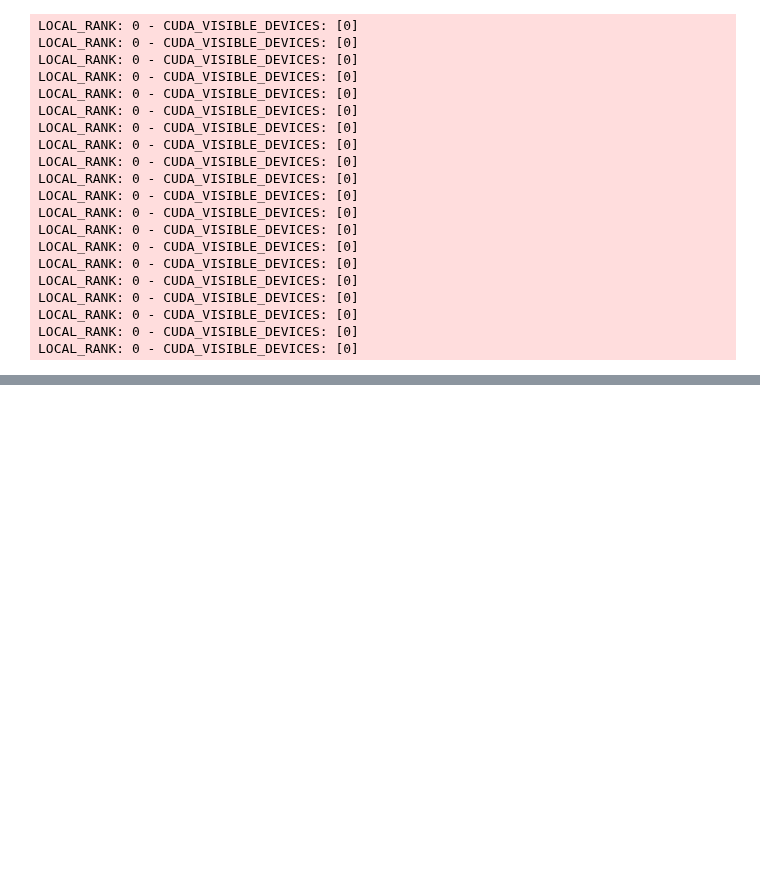
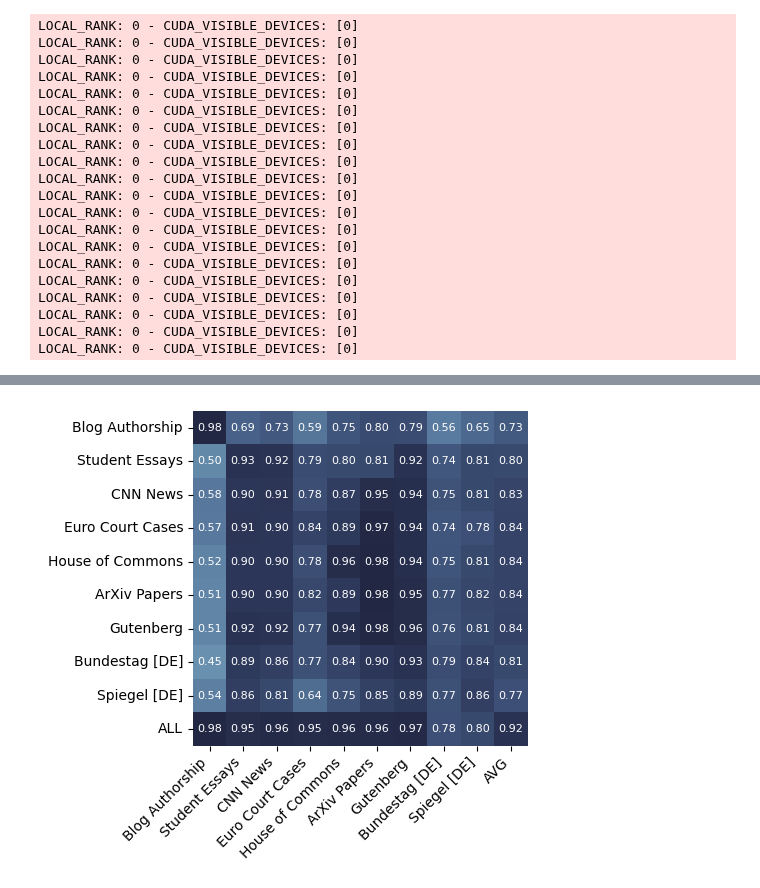
Before and after one commit to TheItCrOw/PrismAI, a Jupyter notebook: src/train_prismai_fulltext.ipynb, the cells around one changed output, grey strips where cells are left out. Saved outputs shown, nothing was run; the diff lists cells and outputs as text; code cells hidden in the pictures; blank space fills up the shorter version.

```diff
--- a/src/train_prismai_fulltext.ipynb
+++ b/src/train_prismai_fulltext.ipynb
@@ -456,21 +568,13 @@ for other, dataset in test_datasets.items():
     trainer.validate(model, get_dataloader(eval_datasets[domain]), verbose=False)
     metrics_cross_domain.append(
         {"other": other}
-        | trainer.test(
-            model,
-            get_dataloader(dataset),
-            verbose=False,
-        )[0]
+        | trainer.test(model, get_dataloader(dataset), verbose=False)[0]
     )
 trainer.validate(model, eval_dataloader, verbose=False)
 metrics_cross_domain += [
     {
         "other": "ALL",
-        **trainer.test(
-            model,
-            test_dataloader,
-            verbose=False,
-        )[0],
+        **trainer.test(model, test_dataloader, verbose=False)[0],
     }
 ]
 trainer.progress_bar_callback.enable()
@@ -517,8 +621,8 @@ def df_to_latex_heatmap(_df: pd.DataFrame):
         + "}"
     )
 # %%
-# _metric = "test_roc_auc"
-_metric = "test_acc"
+_metric = "test_roc_auc"
+# _metric = "test_acc@best"
 
 results = []
 for domain in domains:
@@ -530,7 +634,7 @@ for domain in domains:
     )
 results.append([m[_metric] for m in metrics_cross_domain[:len(domains)]])
 
-df = pd.DataFrame(results, columns=domains, index=list(domains) + ["ALL"])
+df = pd.DataFrame(results, columns=list(domains), index=list(domains) + ["ALL"])
 df["AVG"] = df.mean(axis=1)
 df["AVG"][-1] = metrics_cross_domain[-1][_metric]
 df
@@ -702,0 +736,34 @@ auc(fpr, tpr)
+# %%
+import matplotlib.pyplot as plt
+import numpy as np
+import seaborn as sns
+
+ax = sns.heatmap(
+    df,
+    annot=True,
+    fmt=".2f",
+    vmax=1.0,
+    vmin=0.0,
+    cmap=sns.cubehelix_palette(rot=-0.2, as_cmap=True),
+    yticklabels=list(domains) + ["ALL"],
+    xticklabels=list(domains) + ["AVG"],
+    square=True,
+    # reduce annotation font size
+    annot_kws={"fontsize": 8},
+    cbar=False,
+)
+
+# rotate x-axis labels by 45 degrees
+# anchored at the right edge of the axes
+for tick in ax.get_xticklabels():
+    tick.set_rotation(45)
+    tick.set_horizontalalignment("right")
+
+plt.tight_layout()
+# plt.savefig(
+#     "../figures/evaluation-trained_in_domain-test_0.1-gpt2_256-rand_4-il_13_as_channels.pdf",
+#     dpi=300,
+# )
+plt.show()
+# %% [output]
+[figure, added]
```
Also changed, not shown: parts of 32 cells of this notebook, 2 other files.
